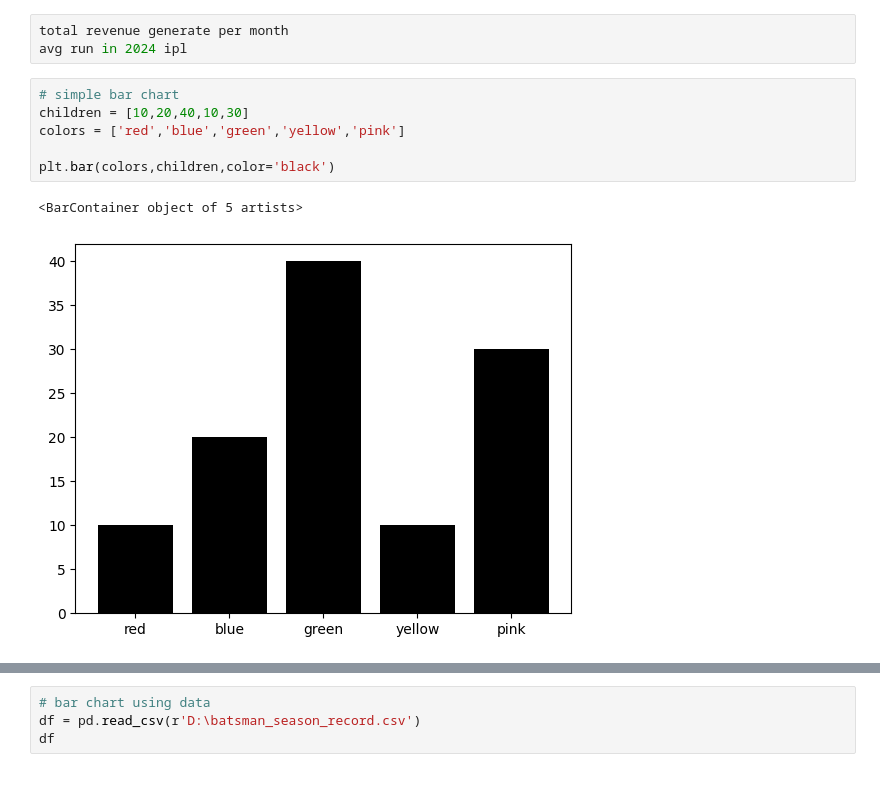
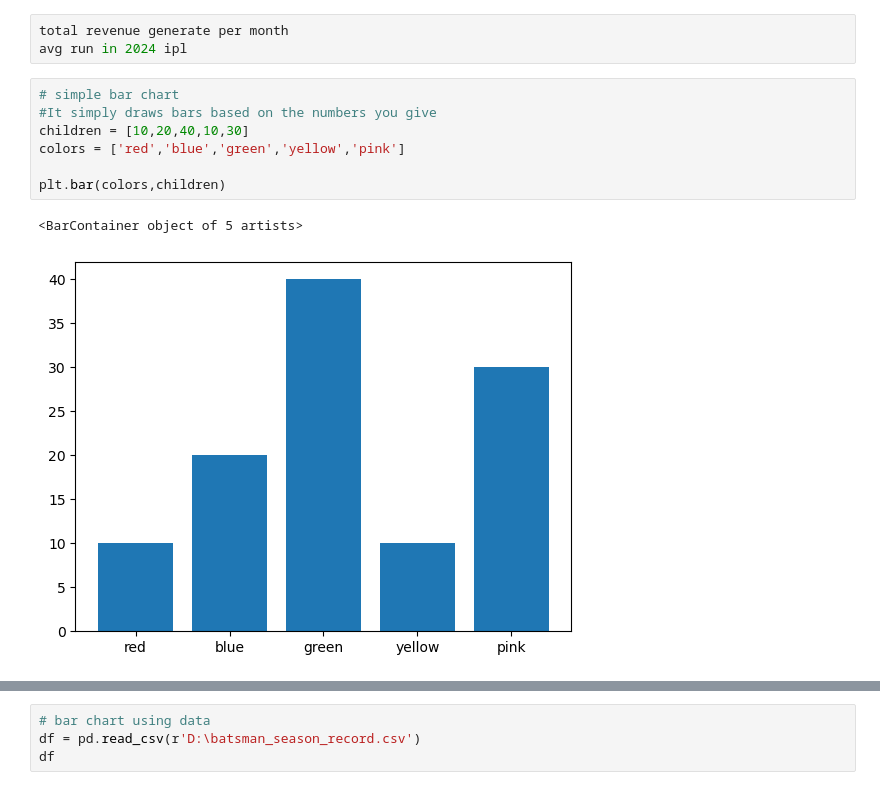
Before and after one commit to renujindal89/visualization, a Jupyter notebook: matplotlib,seaborn (1).ipynb, the cells around one changed output, grey strips where cells are left out. Cells and saved outputs as stored; diff of their text form.

```diff
--- a/matplotlib,seaborn (1).ipynb
+++ b/matplotlib,seaborn (1).ipynb
@@ -265,10 +321,11 @@ total revenue generate per month
 avg run in 2024 ipl
 # %%
 # simple bar chart
+#It simply draws bars based on the numbers you give
 children = [10,20,40,10,30]
 colors = ['red','blue','green','yellow','pink']
 
-plt.bar(colors,children,color='black')
+plt.bar(colors,children)
 # %% [output]
 <BarContainer object of 5 artists>
-[figure, old version]
+[figure, new version]
```
Also changed, not shown: parts of 58 cells of this notebook.
